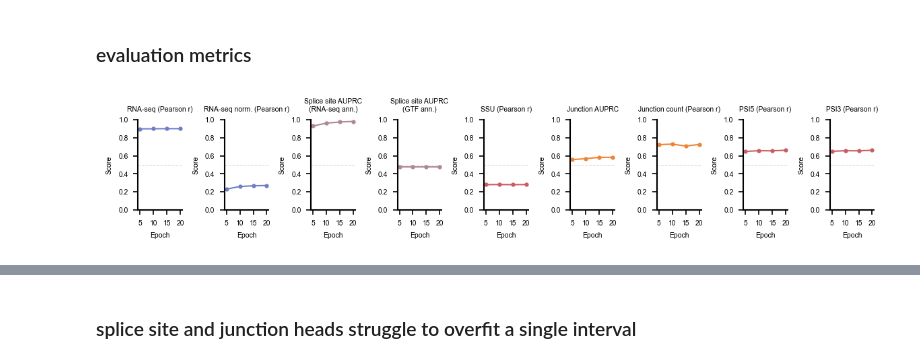
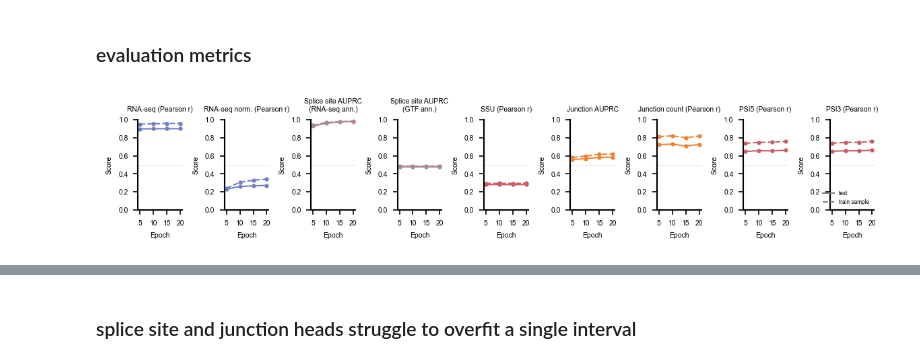
Before and after one commit to MiqG/alphagenome_finetuning_rna, a Jupyter notebook: figures/finetuning_full.ipynb, the cells around one changed output, grey strips where cells are left out. Saved outputs shown, nothing was run; the diff lists cells and outputs as text; code cells hidden in the pictures.

Commit message:
updated figures

```diff
--- a/figures/finetuning_full.ipynb
+++ b/figures/finetuning_full.ipynb
@@ -44,8 +45,9 @@ logs_file = os.path.join(OUTPUT_DIR, "summary", "epoch_logs.parquet")
 EVAL_DIR = os.path.join(RESULTS_DIR,"bsc","evaluation","alphagenome_pytorch","full")
 RUNS_OI = ["randinit__newloss__annotated__frozen__multigpu_ddp"]
 EPOCHS_OI = [5, 10, 15, 20]
+SUBSETS_OI = ["test", "train_sample"]
 
-PREDS_DIR = os.path.join(EVAL_DIR, RUNS_OI[0], "epoch20", "predictions")
+PREDS_DIR = os.path.join(EVAL_DIR, RUNS_OI[0], "epoch20", "test", "predictions")
 pred_files = {
     "rna_seq_per_gene": os.path.join(PREDS_DIR,"rna_seq_per_gene.parquet"),
     "splice_site_scores": os.path.join(PREDS_DIR,"splice_site_scores.parquet"),
@@ -59,16 +61,19 @@ pred_files = {
 
 logs = pd.read_parquet(logs_file)
 preds = {k: pd.read_parquet(f) for k, f in pred_files.items()}
-# Load metrics across epochs
+
+# Load metrics across epochs and subsets (test + train_sample)
 metrics_epochs = []
 for run_name in RUNS_OI:
     for epoch in EPOCHS_OI:
-        fpath = os.path.join(EVAL_DIR, run_name, "epoch{}".format(epoch), "metrics.parquet")
-        if os.path.exists(fpath):
-            df = pd.read_parquet(fpath)
-            df["run_name"] = run_name
-            df["epoch"] = epoch
-            metrics_epochs.append(df)
+        for subset in SUBSETS_OI:
+            fpath = os.path.join(EVAL_DIR, run_name, "epoch{}".format(epoch), subset, "metrics.parquet")
+            if os.path.exists(fpath):
+                df = pd.read_parquet(fpath)
+                df["run_name"] = run_name
+                df["epoch"] = epoch
+                df["subset"] = subset
+                metrics_epochs.append(df)
 metrics_epochs = pd.concat(metrics_epochs, ignore_index=True)
 # %% [markdown]
 ## figures
@@ -109,38 +114,59 @@ PAL_METRIC_GROUPS = {
     "psi3_pearson": PAL_MODALITIES["splice_usage"],
 }
 
+SUBSET_LINESTYLE = {
+    "test": "-",
+    "train_sample": "--",
+}
+
 x = (
     metrics_epochs
     .query("metric_name.isin(@METRICS_OI)")
     .assign(label=lambda d: d["metric_name"].map(MAP_LABELS))
     .assign(color=lambda d: d["metric_group"].map(PAL_METRIC_GROUPS))
 )
 
 n_metrics = len(METRICS_OI)
 fig, axes = plt.subplots(
     1, n_metrics,
     figsize=(n_metrics * 2.2 * cm, 4 * cm),
     sharey=False,
 )
 
 for ax, metric_name in zip(axes, METRICS_OI):
     sub = x.query("metric_name == @metric_name")
     color = PAL_METRIC_GROUPS.get(sub["metric_group"].iloc[0], "gray")
-    ax.plot(sub["epoch"], sub["value"], color=color, linewidth=1, marker="o", markersize=2)
+    for subset, ls in SUBSET_LINESTYLE.items():
+        sub_s = sub.query("subset == @subset")
+        if sub_s.empty:
+            continue
+        ax.plot(
+            sub_s["epoch"], sub_s["value"],
+            color=color, linewidth=1, marker="o", markersize=2,
+            linestyle=ls,
+            label=subset,
+        )
     ax.set_title(MAP_LABELS[metric_name], fontsize=5)
     ax.set_xlabel("Epoch", fontsize=5)
     ax.set_ylabel("Score", fontsize=5)
     ax.set_xticks(EPOCHS_OI)
     ax.tick_params(labelsize=5)
     ax.set_ylim(0, 1)
     ax.axhline(0.5, color="lightgray", linestyle="--", linewidth=0.5, zorder=0)
     sns.despine(ax=ax)
 
+# shared legend (test = solid, train_sample = dashed)
+handles = [
+    plt.Line2D([0], [0], color="gray", linewidth=1, linestyle="-", label="test"),
+    plt.Line2D([0], [0], color="gray", linewidth=1, linestyle="--", label="train sample"),
+]
+axes[-1].legend(handles=handles, fontsize=4, frameon=False, loc="lower right")
+
 plt.tight_layout()
 plt.savefig(os.path.join("pdfs", "evaluation_metrics.pdf"), bbox_inches="tight")
 plt.show()
 # %% [output]
-[figure, old version]
+[figure, new version]
 # %%
 logs.value_counts(["run_name"])
 # %% [output]
```
Also changed, not shown: parts of 7 cells of this notebook, 1 other file.
